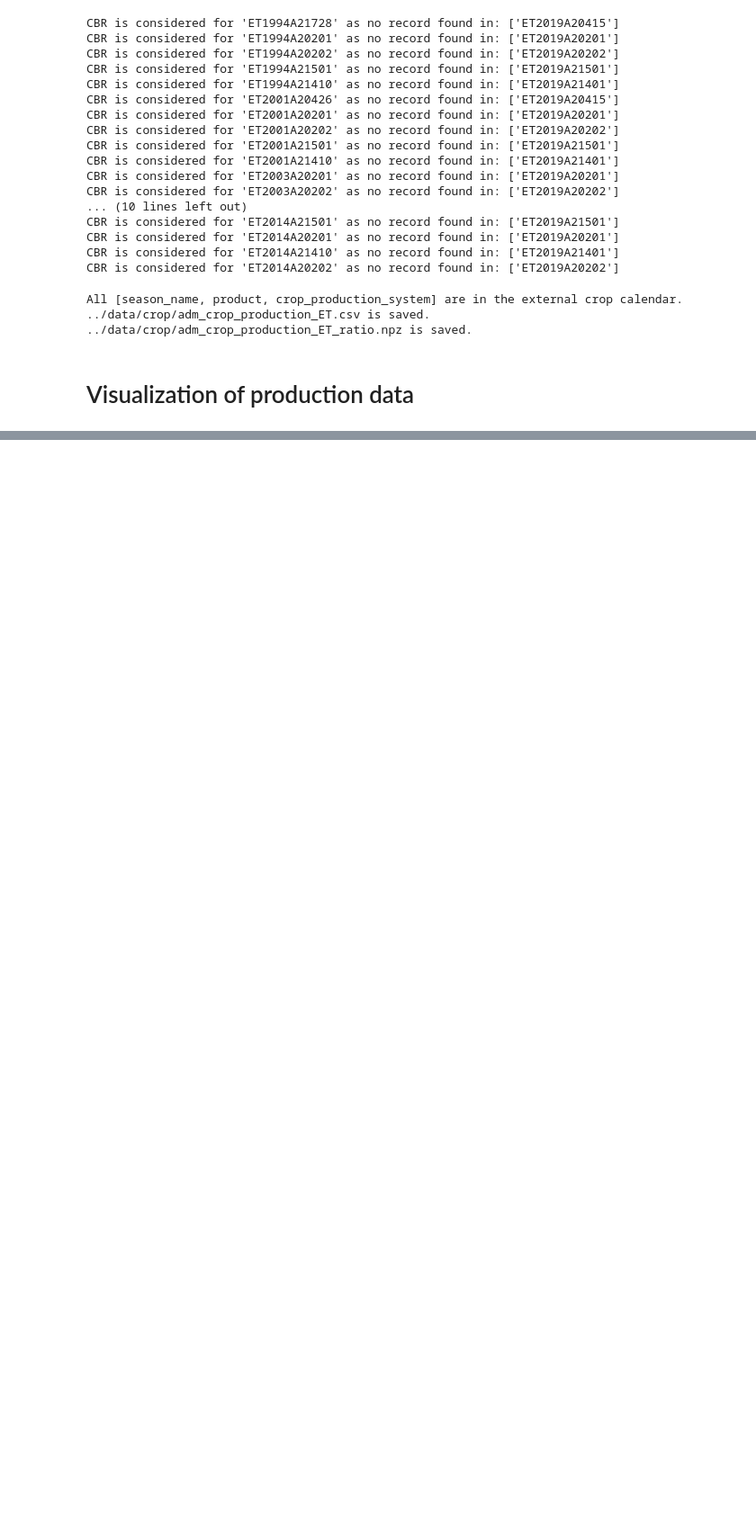
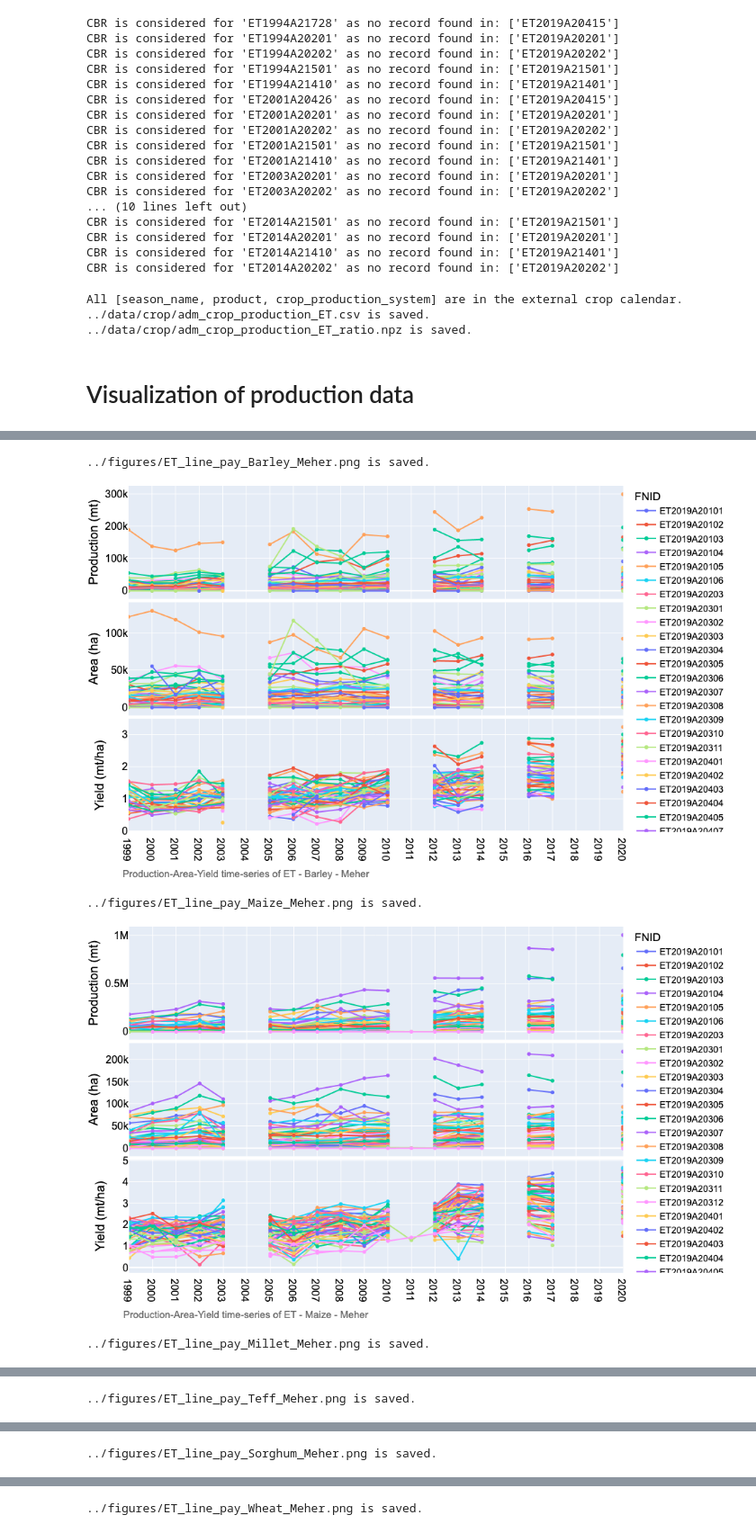
Before and after one commit to HarvestStat/HarvestStat, a Jupyter notebook: notebook/CropData_ET_Profile.ipynb, the cells around one changed output, grey strips where cells are left out. Shown at 90% size. Drawn from its saved outputs; the diff is of its cells as text; code cells hidden in the pictures; blank space fills up the shorter version.

```diff
--- a/notebook/CropData_ET_Profile.ipynb
+++ b/notebook/CropData_ET_Profile.ipynb
@@ -371,6 +371,6 @@ for season_name in ['Meher']:
     footnote = 'National crop production in %s - %s' % (country_name, season_name)
     fn_save = '../figures/%s_bar_natgrainprod_%s.png' % (country_iso, season_name)
     sub = df[df['season_name'] == season_name]
-    fig = PlotBarProduction(sub, year, product_order, footnote)#, fn_save)
+    fig = PlotBarProduction(sub, year, product_order, footnote, fn_save)
     fig.show()
 # %% [output]
@@ -381,22 +379,28 @@ Received signal 11 SEGV_MAPERR 000000000068
 # %%
 # Lineplot of Production-Area-Yield time-series
 country_iso, country_name = 'ET', 'Ethiopia'
 df = pd.read_csv('../data/crop/adm_crop_production_%s.csv' % country_iso, index_col=0)
 df['year'] = df['harvest_year']
 year = [df['year'].min(), df['year'].max()]
 product_season = [
     ['Barley', 'Meher'],
     ['Maize', 'Meher'],
     ['Millet', 'Meher'],
     ['Teff', 'Meher'],
     ['Sorghum', 'Meher'],
     ['Wheat', 'Meher'],
     ['Rice', 'Meher'],
     ['Oats', 'Meher'],
 ]
 for product_name, season_name in product_season:
     footnote = 'Production-Area-Yield time-series of %s - %s - %s' % (country_iso, product_name, season_name)
     fn_save = '../figures/%s_line_pay_%s_%s.png' % (country_iso, product_name, season_name)
     sub = df[(df['product'] == product_name) & (df['season_name'] == season_name)]
-    fig = PlotLinePAY(sub, year, footnote)#, fn_save)
+    fig = PlotLinePAY(sub, year, footnote, fn_save)
     fig.show()
+# %% [output]
+../figures/ET_line_pay_Barley_Meher.png is saved.
+[figure, added]
+../figures/ET_line_pay_Maize_Meher.png is saved.
+[figure, added]
+../figures/ET_line_pay_Millet_Meher.png is saved.
@@ -402,0 +408 @@ for product_name, season_name in product_season:
+../figures/ET_line_pay_Teff_Meher.png is saved.
@@ -402,0 +410 @@ for product_name, season_name in product_season:
+../figures/ET_line_pay_Sorghum_Meher.png is saved.
@@ -402,0 +412 @@ for product_name, season_name in product_season:
+../figures/ET_line_pay_Wheat_Meher.png is saved.
```
Also changed, not shown: parts of 5 cells of this notebook, 48 other files.
